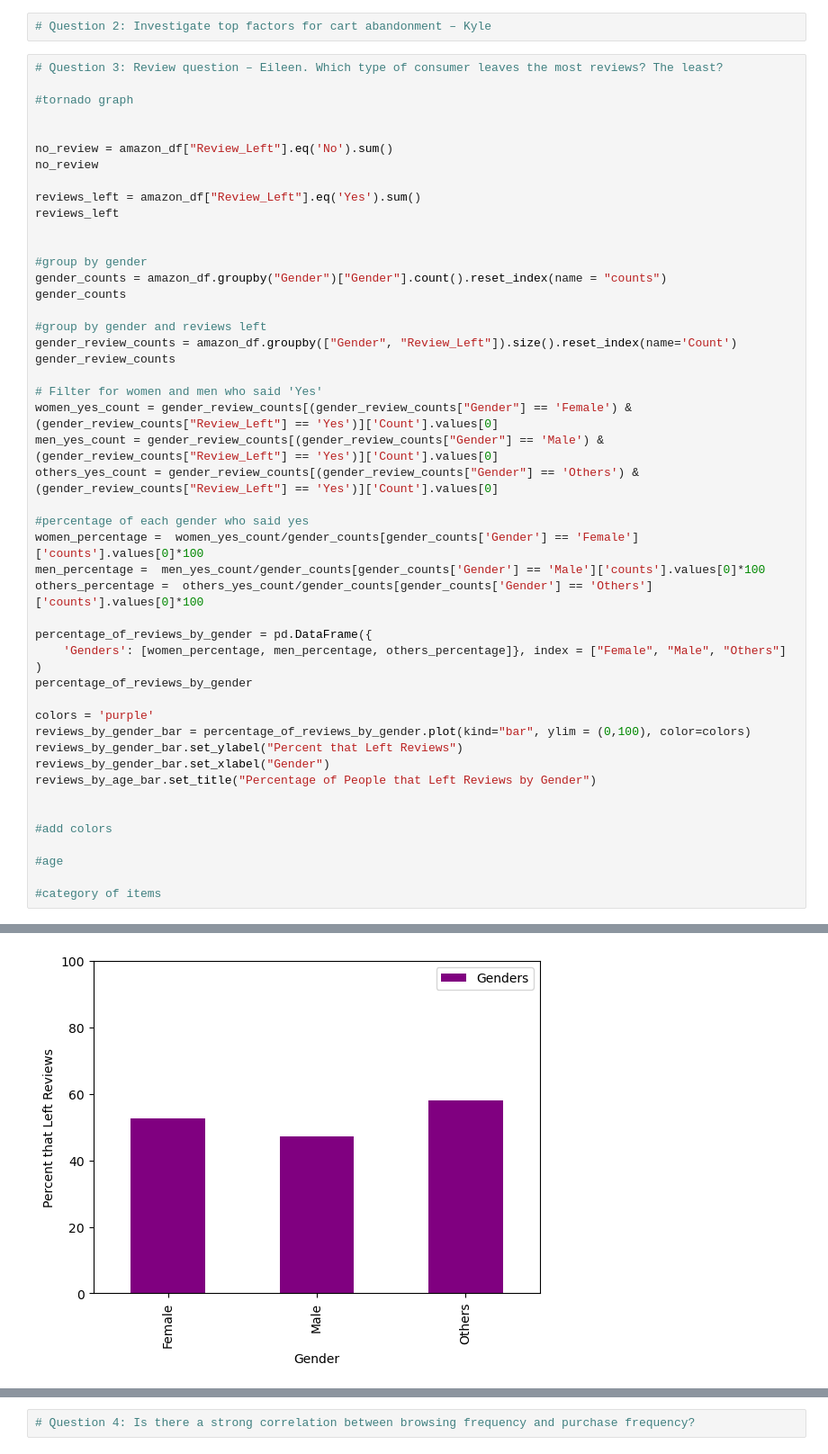
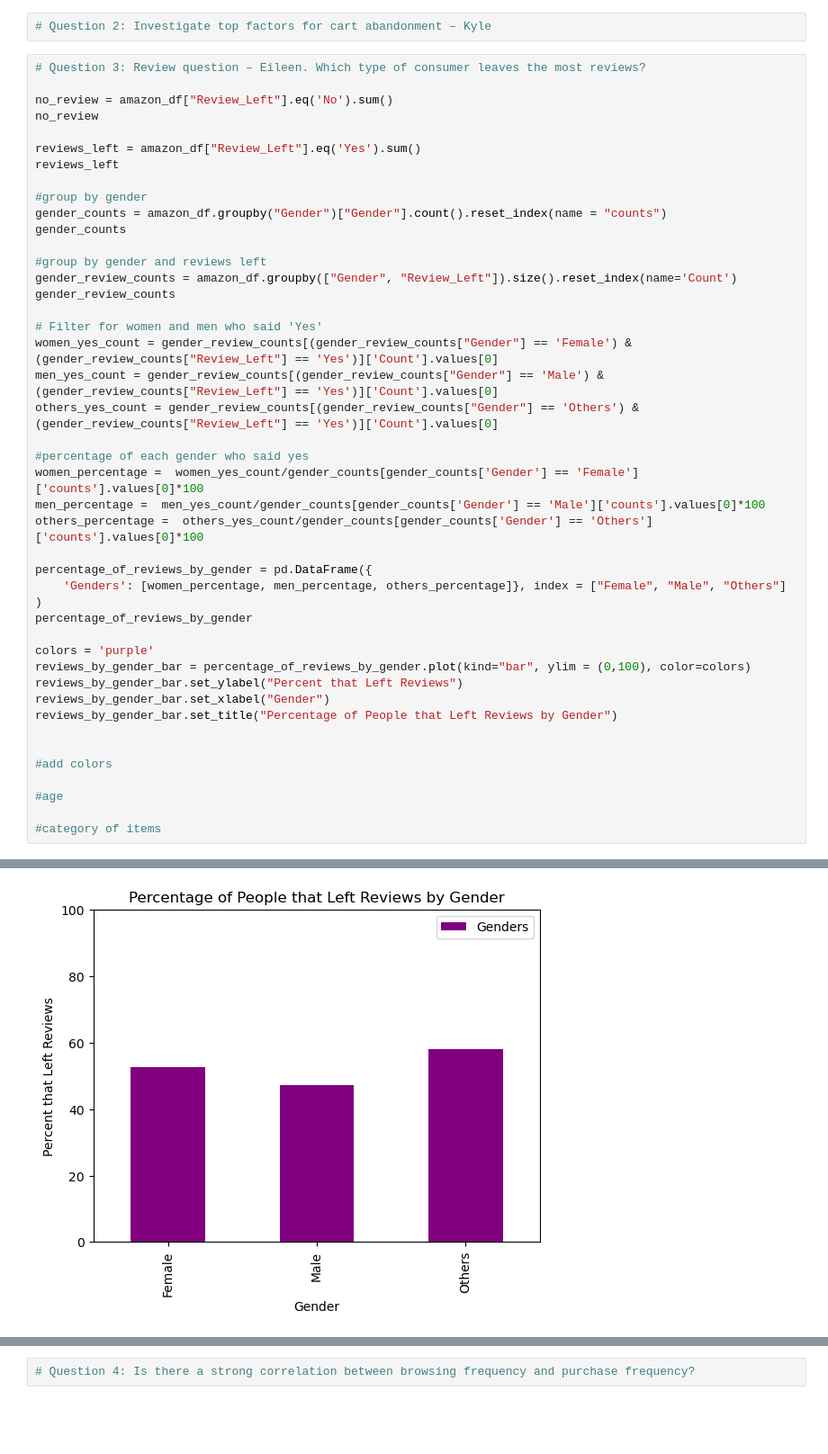
Before and after one commit to bgroble/Project1-G5, a Jupyter notebook: Amazon_Code_Group5 copy.ipynb, the cells around one changed output, grey strips where cells are left out. Shown at 90% size. Cells and saved outputs as stored; diff of their text form; blank space fills up the shorter version.

```diff
--- a/Amazon_Code_Group5 copy.ipynb
+++ b/Amazon_Code_Group5 copy.ipynb
@@ -55,17 +55,13 @@ Name: Age, Length: 602, dtype: int64
 # %%
 # Question 2: Investigate top factors for cart abandonment – Kyle
 # %%
-# Question 3: Review question – Eileen. Which type of consumer leaves the most reviews? The least?
-
-#tornado graph
-
+# Question 3: Review question – Eileen. Which type of consumer leaves the most reviews?
 
 no_review = amazon_df["Review_Left"].eq('No').sum()
 no_review
 
 reviews_left = amazon_df["Review_Left"].eq('Yes').sum()
 reviews_left
-
 
 #group by gender
 gender_counts = amazon_df.groupby("Gender")["Gender"].count().reset_index(name = "counts")
@@ -76,35 +72,35 @@ gender_review_counts = amazon_df.groupby(["Gender", "Review_Left"]).size().reset
 gender_review_counts
 
 # Filter for women and men who said 'Yes'
 women_yes_count = gender_review_counts[(gender_review_counts["Gender"] == 'Female') & (gender_review_counts["Review_Left"] == 'Yes')]['Count'].values[0]
 men_yes_count = gender_review_counts[(gender_review_counts["Gender"] == 'Male') & (gender_review_counts["Review_Left"] == 'Yes')]['Count'].values[0]
 others_yes_count = gender_review_counts[(gender_review_counts["Gender"] == 'Others') & (gender_review_counts["Review_Left"] == 'Yes')]['Count'].values[0]
 
 #percentage of each gender who said yes
 women_percentage =  women_yes_count/gender_counts[gender_counts['Gender'] == 'Female']['counts'].values[0]*100
 men_percentage =  men_yes_count/gender_counts[gender_counts['Gender'] == 'Male']['counts'].values[0]*100
 others_percentage =  others_yes_count/gender_counts[gender_counts['Gender'] == 'Others']['counts'].values[0]*100
 
 percentage_of_reviews_by_gender = pd.DataFrame({
     'Genders': [women_percentage, men_percentage, others_percentage]}, index = ["Female", "Male", "Others"]
 )
 percentage_of_reviews_by_gender
 
 colors = 'purple'
 reviews_by_gender_bar = percentage_of_reviews_by_gender.plot(kind="bar", ylim = (0,100), color=colors)
 reviews_by_gender_bar.set_ylabel("Percent that Left Reviews")
 reviews_by_gender_bar.set_xlabel("Gender")
-reviews_by_age_bar.set_title("Percentage of People that Left Reviews by Gender")
+reviews_by_gender_bar.set_title("Percentage of People that Left Reviews by Gender")
 
 
 #add colors
 
 #age
 
 #category of items
 # %% [output]
 Text(0.5, 1.0, 'Percentage of People that Left Reviews by Gender')
-[figure, old version]
+[figure, new version]
 # %%
 # Creating bins for the age ranges as used by the US Census
 age_bins = [0, 5, 17, 24, 34, 44, 64, 84]
```
Also changed, not shown: parts of 3 cells of this notebook, 5 other files.
